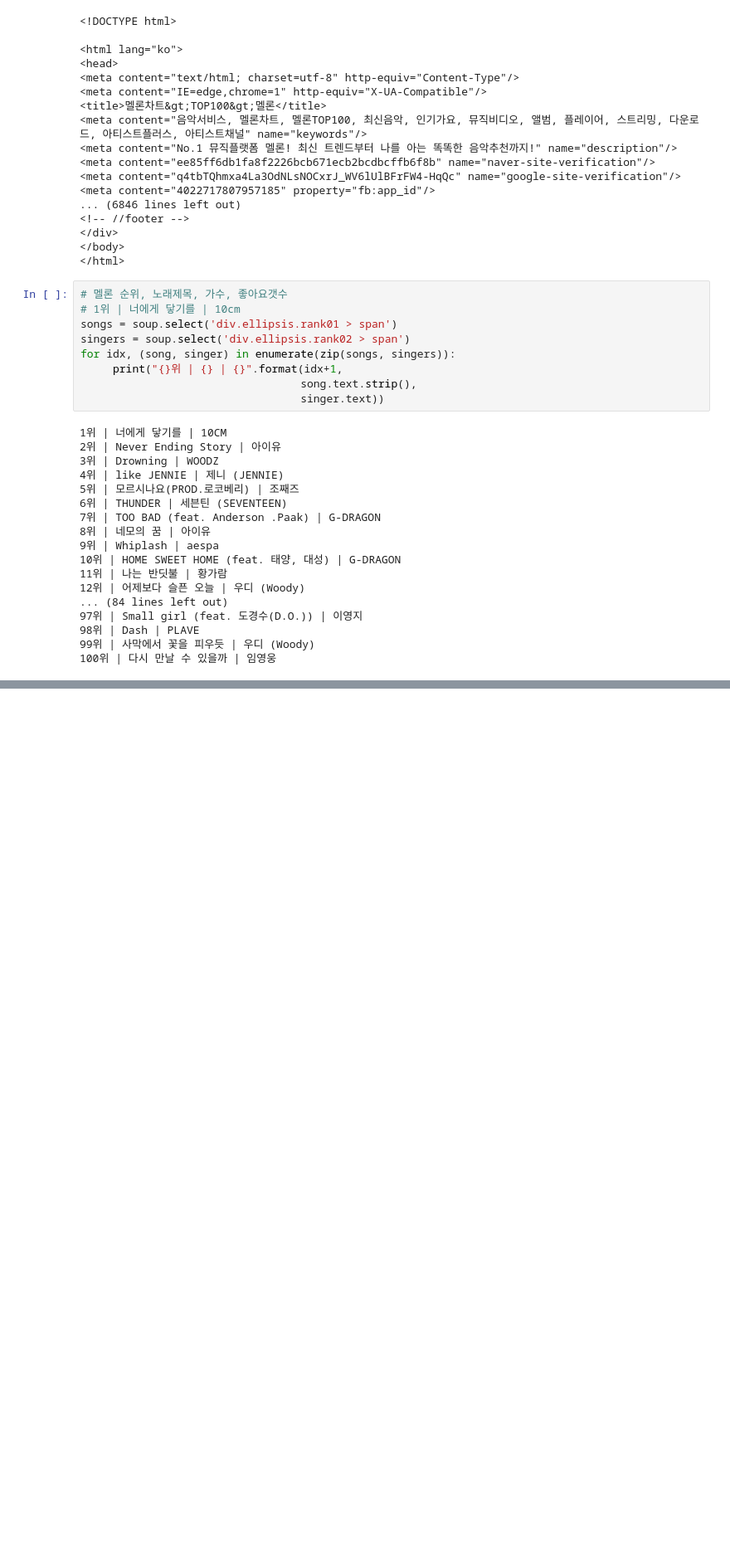
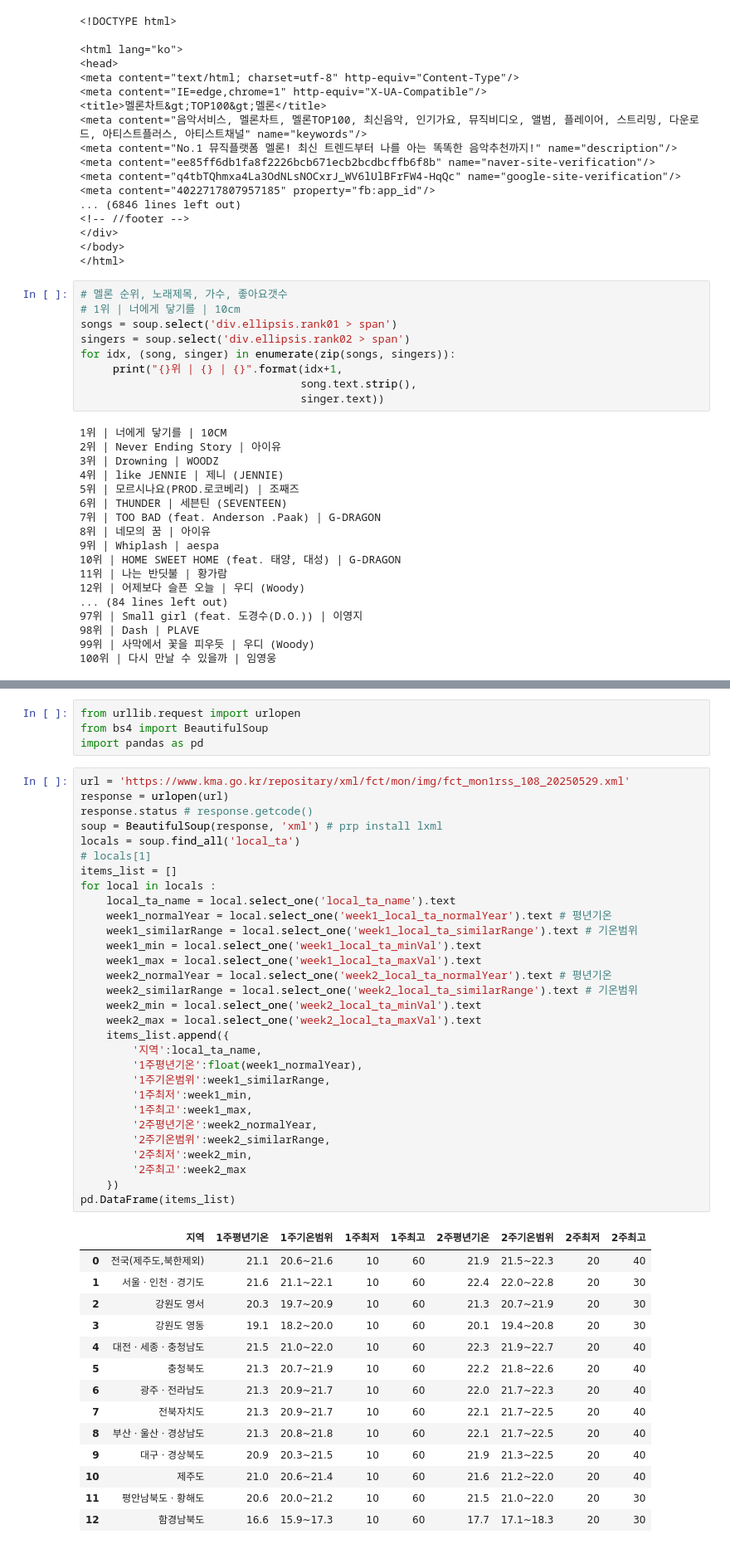
Before and after one commit to jangsh4752/ai_x, a Jupyter notebook: source/01_python/ch14_웹데이터수집1_정적_공공api.ipynb, the cells around one changed output, grey strips where cells are left out. Shown at 83% size. Saved outputs shown, nothing was run; the diff lists cells and outputs as text; blank space fills up the shorter version.

```diff
--- a/source/01_python/ch14_웹데이터수집1_정적_공공api.ipynb
+++ b/source/01_python/ch14_웹데이터수집1_정적_공공api.ipynb
@@ -725,0 +1125,49 @@ for idx, (song, singer) in enumerate(zip(songs, singers)):
+# %%
+from urllib.request import urlopen
+from bs4 import BeautifulSoup
+import pandas as pd
+# %%
+url = 'https://www.kma.go.kr/repositary/xml/fct/mon/img/fct_mon1rss_108_20250529.xml'
+response = urlopen(url)
+response.status # response.getcode()
+soup = BeautifulSoup(response, 'xml') # prp install lxml
+locals = soup.find_all('local_ta')
+# locals[1]
+items_list = []
+for local in locals :
+    local_ta_name = local.select_one('local_ta_name').text
+    week1_normalYear = local.select_one('week1_local_ta_normalYear').text # 평년기온
+    week1_similarRange = local.select_one('week1_local_ta_similarRange').text # 기온범위
+    week1_min = local.select_one('week1_local_ta_minVal').text
+    week1_max = local.select_one('week1_local_ta_maxVal').text
+    week2_normalYear = local.select_one('week2_local_ta_normalYear').text # 평년기온
+    week2_similarRange = local.select_one('week2_local_ta_similarRange').text # 기온범위
+    week2_min = local.select_one('week2_local_ta_minVal').text
+    week2_max = local.select_one('week2_local_ta_maxVal').text
+    items_list.append({
+        '지역':local_ta_name,
+        '1주평년기온':float(week1_normalYear),
+        '1주기온범위':week1_similarRange,
+        '1주최저':week1_min,
+        '1주최고':week1_max,
+        '2주평년기온':week2_normalYear,
+        '2주기온범위':week2_similarRange,
+        '2주최저':week2_min,
+        '2주최고':week2_max
+    })
+pd.DataFrame(items_list)
+# %% [output]
+|  | 지역 | 1주평년기온 | 1주기온범위 | 1주최저 | 1주최고 | 2주평년기온 | 2주기온범위 | 2주최저 | 2주최고 |
+| 0 | 전국(제주도,북한제외) | 21.1 | 20.6~21.6 | 10 | 60 | 21.9 | 21.5~22.3 | 20 | 40 |
+| 1 | 서울ㆍ인천ㆍ경기도 | 21.6 | 21.1~22.1 | 10 | 60 | 22.4 | 22.0~22.8 | 20 | 30 |
+| 2 | 강원도 영서 | 20.3 | 19.7~20.9 | 10 | 60 | 21.3 | 20.7~21.9 | 20 | 30 |
+| 3 | 강원도 영동 | 19.1 | 18.2~20.0 | 10 | 60 | 20.1 | 19.4~20.8 | 20 | 30 |
+| 4 | 대전ㆍ세종ㆍ충청남도 | 21.5 | 21.0~22.0 | 10 | 60 | 22.3 | 21.9~22.7 | 20 | 40 |
+| 5 | 충청북도 | 21.3 | 20.7~21.9 | 10 | 60 | 22.2 | 21.8~22.6 | 20 | 40 |
+| 6 | 광주ㆍ전라남도 | 21.3 | 20.9~21.7 | 10 | 60 | 22.0 | 21.7~22.3 | 20 | 40 |
+| 7 | 전북자치도 | 21.3 | 20.9~21.7 | 10 | 60 | 22.1 | 21.7~22.5 | 20 | 40 |
+| 8 | 부산ㆍ울산ㆍ경상남도 | 21.3 | 20.8~21.8 | 10 | 60 | 22.1 | 21.7~22.5 | 20 | 40 |
+| 9 | 대구ㆍ경상북도 | 20.9 | 20.3~21.5 | 10 | 60 | 21.9 | 21.3~22.5 | 20 | 40 |
+| 10 | 제주도 | 21.0 | 20.6~21.4 | 10 | 60 | 21.6 | 21.2~22.0 | 20 | 40 |
+| 11 | 평안남북도ㆍ황해도 | 20.6 | 20.0~21.2 | 10 | 60 | 21.5 | 21.0~22.0 | 20 | 30 |
+| 12 | 함경남북도 | 16.6 | 15.9~17.3 | 10 | 60 | 17.7 | 17.1~18.3 | 20 | 30 |
```
Also changed, not shown: parts of 27 cells of this notebook, 2 other files.
